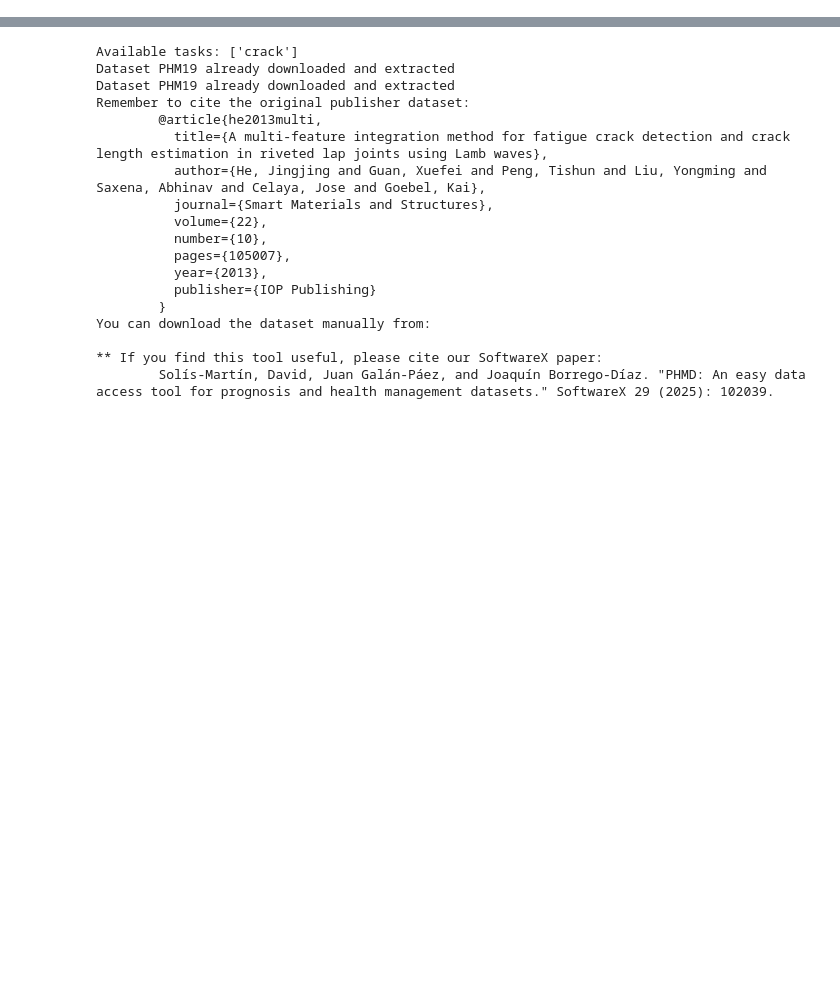
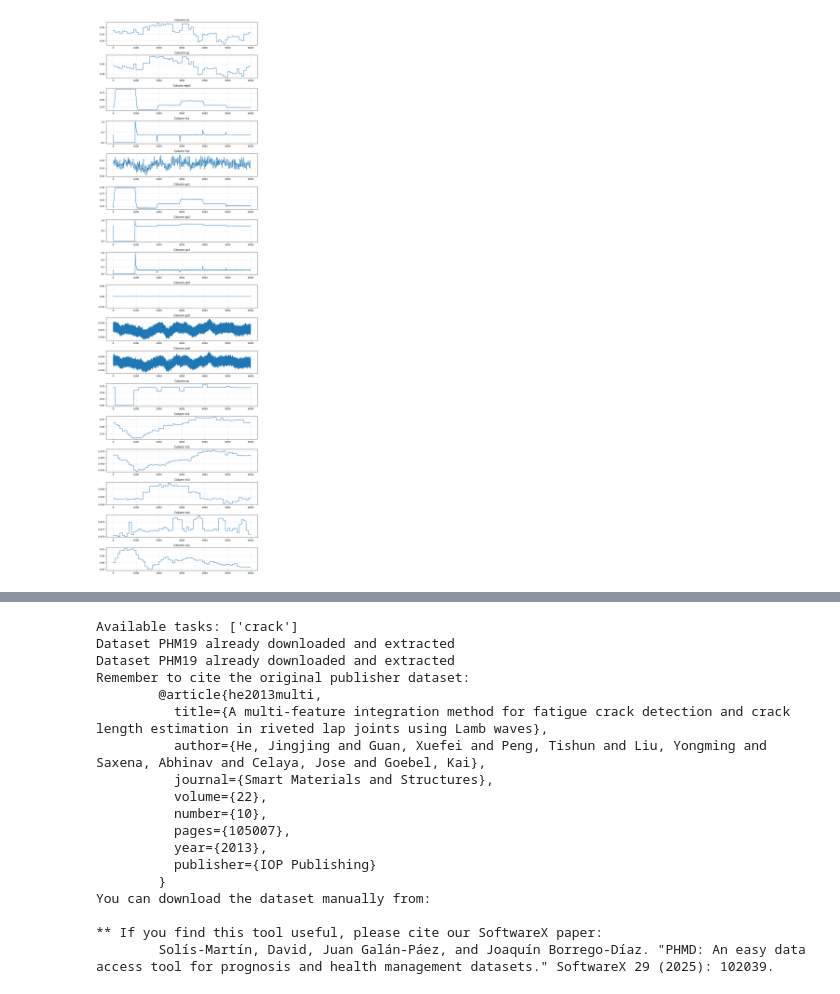
Before and after one commit to EPFL-IMOS/picid, a Jupyter notebook: notebooks/battery_phmd.ipynb, the cells around one changed output, grey strips where cells are left out. Saved outputs shown, nothing was run; the diff lists cells and outputs as text; code cells hidden in the pictures; blank space fills up the shorter version.

```diff
--- a/notebooks/battery_phmd.ipynb
+++ b/notebooks/battery_phmd.ipynb
@@ -4,0 +372,4 @@ datasets.Dataset.search(application='IMS')
+# %%
+print_features(one_cycle, normalize=False)
+# %% [output]
+[figure, added]
```
Also changed, not shown: parts of 13 cells of this notebook.
